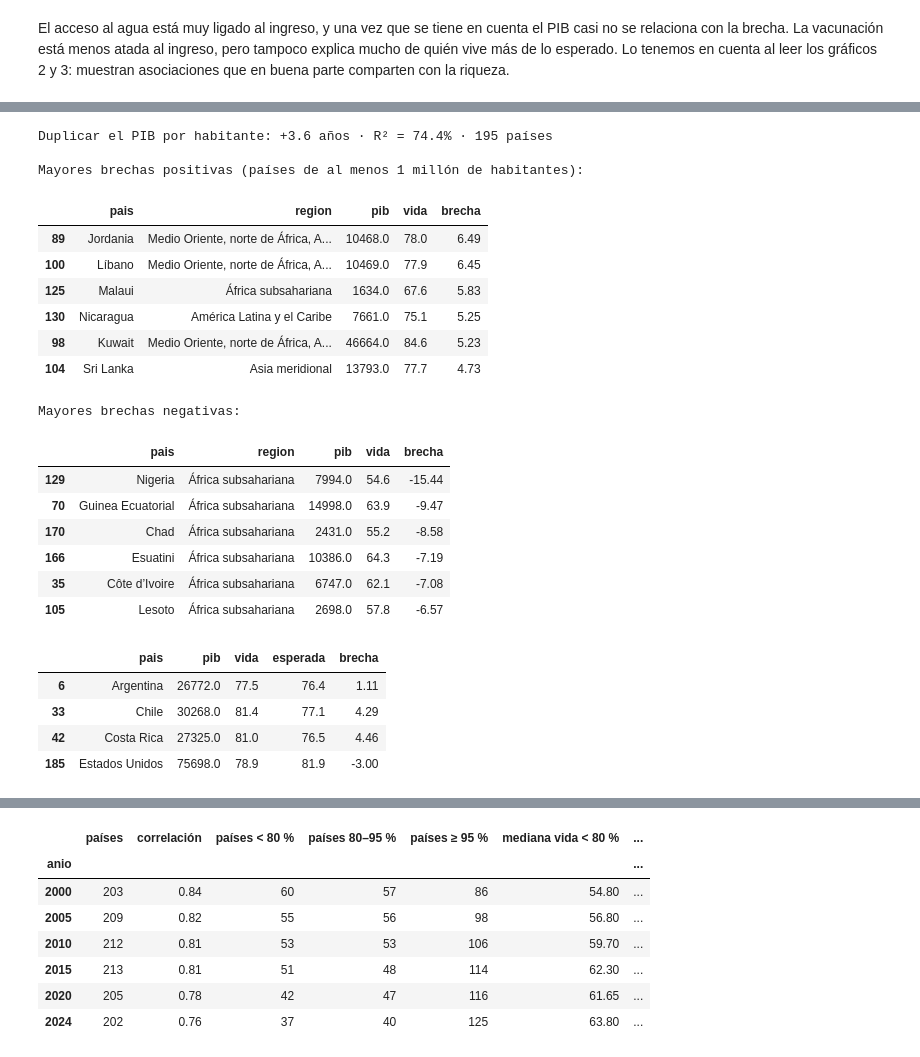
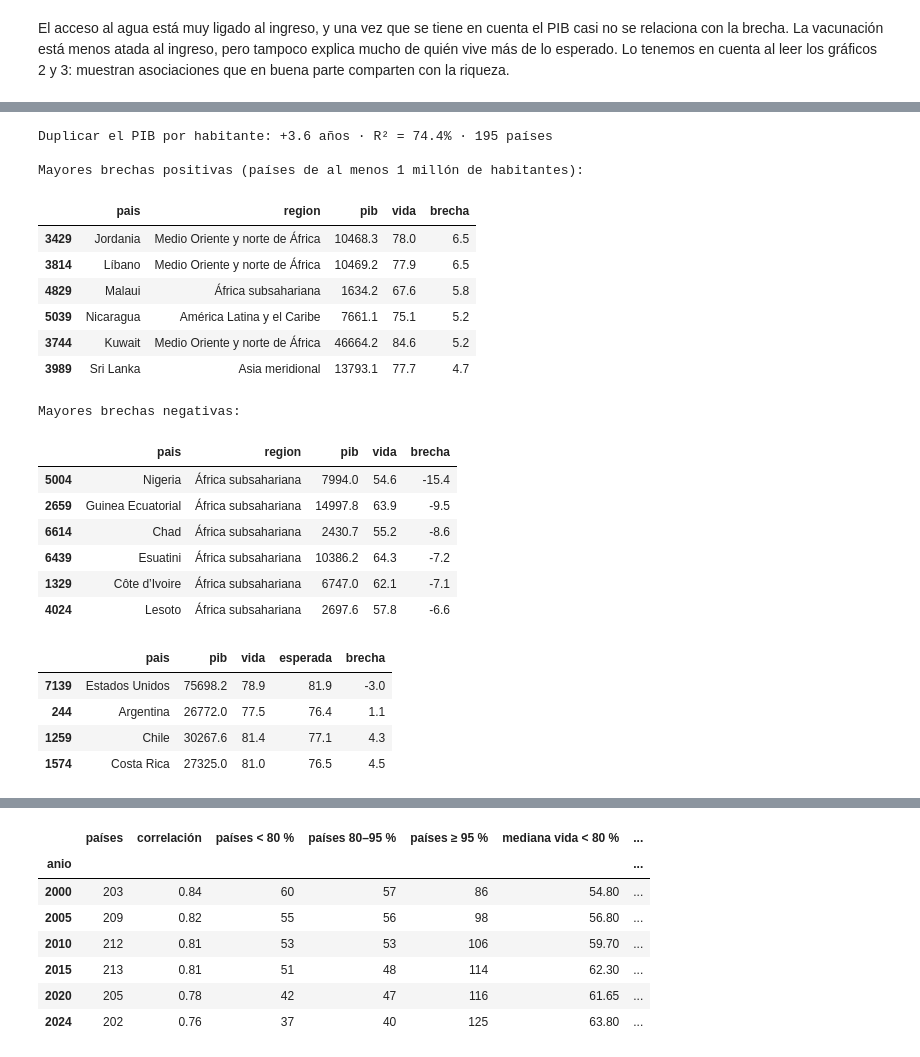
Before and after one commit to za0sec/infovis, a Jupyter notebook: TPFinal/vivir_mas_sin_ser_mas_rico.ipynb, the cells around one changed output, grey strips where cells are left out. Drawn from its saved outputs; the diff is of its cells as text; code cells hidden in the pictures.

```diff
--- a/TPFinal/vivir_mas_sin_ser_mas_rico.ipynb
+++ b/TPFinal/vivir_mas_sin_ser_mas_rico.ipynb
@@ -453,17 +561,10 @@ El gráfico 1 compara la esperanza de vida de 2024 con la que «corresponde» al
 # %%
-ANIO_MODELO = 2024
-corte = (panel[panel["anio"] == ANIO_MODELO].dropna(subset=["vida", "pib"])
-         .assign(vida=lambda d: d["vida"].round(2), pib=lambda d: d["pib"].round(0)).copy())
+corte = panel[panel["anio"] == 2024].dropna(subset=["vida", "pib"]).copy()
 b, a = np.polyfit(np.log(corte["pib"]), corte["vida"], 1)
 corte["esperada"] = a + b * np.log(corte["pib"])
 corte["brecha"] = corte["vida"] - corte["esperada"]
 r2 = 1 - corte["brecha"].var() / corte["vida"].var()
-print(f"{len(corte)} países · a = {a:.3f} · b = {b:.4f} · R² = {r2:.4f}")
+print(f"{len(corte)} países · a = {a:.2f} · b = {b:.2f} · R² = {r2:.3f}")
 print(f"Duplicar el PIB por habitante se asocia con {b * np.log(2):.1f} años más de esperanza de vida")
-
-paises_2024 = (corte[["iso3", "pais", "region", "ingreso", "poblacion", "pib", "vida", "esperada", "brecha"]]
-               .round({"pib": 0, "vida": 1, "esperada": 1, "brecha": 2})
-               .astype({"poblacion": "int64"}).reset_index(drop=True))
-modelo = {"a": round(float(a), 4), "b": round(float(b), 4), "r2": round(float(r2), 4)}
-paises_2024.sort_values("brecha").iloc[[0, 1, 2, -3, -2, -1]]
+corte.sort_values("brecha")[["pais", "region", "pib", "vida", "esperada", "brecha"]].round(1).iloc[[0, 1, 2, -3, -2, -1]]
 # %% [output]
@@ -1187,0 +605,22 @@ mostrar(grafico_1, "1_ingreso_y_esperanza_de_vida.html", "Gráfico 1: PIB por ha
+# %%
+CLASES = ["4 años o más por encima", "1,5 a 4 por encima", "Cerca de lo esperado", "1,5 a 4 por debajo", "4 años o más por debajo"]
+COLORES_BRECHA = ["#194b87", "#397ba7", "#c9b24f", "#d0784f", "#9a2935"]
+
+def clase(brecha):
+    if brecha >= 4: return CLASES[0]
+    if brecha >= 1.5: return CLASES[1]
+    if brecha > -1.5: return CLASES[2]
+    if brecha > -4: return CLASES[3]
+    return CLASES[4]
+
+g1 = corte[["iso3", "pais", "region", "poblacion", "pib", "vida", "esperada", "brecha"]].copy()
+g1["clase"] = g1["brecha"].map(clase)
+g1["poblacion_millones"] = g1["poblacion"] / 1e6
+g1 = g1.sort_values("poblacion", ascending=False)      # los círculos grandes abajo, los chicos arriba
+
+curva = pd.DataFrame({"pib": np.exp(np.linspace(np.log(700), np.log(150_000), 120))})
+curva["vida"] = a + b * np.log(curva["pib"])
+
+# Países que se rotulan siempre, a la derecha o a la izquierda del círculo
+ROTULOS_DER = ["Japón", "Costa Rica", "Estados Unidos", "Nigeria", "Rusia", "India", "Sudáfrica", "Argentina", "Guinea Ecuatorial"]
+ROTULOS_IZQ = ["Chile", "Sri Lanka"]
@@ -1188,33 +683,33 @@ mostrar(grafico_1, "1_ingreso_y_esperanza_de_vida.html", "Gráfico 1: PIB por ha
 # %%
-print(f"Duplicar el PIB por habitante: +{modelo['b'] * np.log(2):.1f} años · R² = {modelo['r2']:.1%} · {len(paises_2024)} países")
-grandes = paises_2024[paises_2024["poblacion"] >= 1_000_000]
+print(f"Duplicar el PIB por habitante: +{b * np.log(2):.1f} años · R² = {r2:.1%} · {len(g1)} países")
+grandes = g1[g1["poblacion"] >= 1_000_000]
 print("\nMayores brechas positivas (países de al menos 1 millón de habitantes):")
-display(grandes.nlargest(6, "brecha")[["pais", "region", "pib", "vida", "brecha"]])
+display(grandes.nlargest(6, "brecha")[["pais", "region", "pib", "vida", "brecha"]].round(1))
 print("Mayores brechas negativas:")
-display(grandes.nsmallest(6, "brecha")[["pais", "region", "pib", "vida", "brecha"]])
-paises_2024[paises_2024["iso3"].isin(["USA", "CRI", "ARG", "CHL"])][["pais", "pib", "vida", "esperada", "brecha"]]
+display(grandes.nsmallest(6, "brecha")[["pais", "region", "pib", "vida", "brecha"]].round(1))
+g1[g1["iso3"].isin(["USA", "CRI", "ARG", "CHL"])][["pais", "pib", "vida", "esperada", "brecha"]].round(1)
 # %% [output]
 Duplicar el PIB por habitante: +3.6 años · R² = 74.4% · 195 países
 
 Mayores brechas positivas (países de al menos 1 millón de habitantes):
 |  | pais | region | pib | vida | brecha |
-| 89 | Jordania | Medio Oriente, norte de África, A... | 10468.0 | 78.0 | 6.49 |
-| 100 | Líbano | Medio Oriente, norte de África, A... | 10469.0 | 77.9 | 6.45 |
-| 125 | Malaui | África subsahariana | 1634.0 | 67.6 | 5.83 |
-| 130 | Nicaragua | América Latina y el Caribe | 7661.0 | 75.1 | 5.25 |
-| 98 | Kuwait | Medio Oriente, norte de África, A... | 46664.0 | 84.6 | 5.23 |
-| 104 | Sri Lanka | Asia meridional | 13793.0 | 77.7 | 4.73 |
+| 3429 | Jordania | Medio Oriente y norte de África | 10468.3 | 78.0 | 6.5 |
+| 3814 | Líbano | Medio Oriente y norte de África | 10469.2 | 77.9 | 6.5 |
+| 4829 | Malaui | África subsahariana | 1634.2 | 67.6 | 5.8 |
+| 5039 | Nicaragua | América Latina y el Caribe | 7661.1 | 75.1 | 5.2 |
+| 3744 | Kuwait | Medio Oriente y norte de África | 46664.2 | 84.6 | 5.2 |
+| 3989 | Sri Lanka | Asia meridional | 13793.1 | 77.7 | 4.7 |
 Mayores brechas negativas:
 |  | pais | region | pib | vida | brecha |
-| 129 | Nigeria | África subsahariana | 7994.0 | 54.6 | -15.44 |
-| 70 | Guinea Ecuatorial | África subsahariana | 14998.0 | 63.9 | -9.47 |
-| 170 | Chad | África subsahariana | 2431.0 | 55.2 | -8.58 |
-| 166 | Esuatini | África subsahariana | 10386.0 | 64.3 | -7.19 |
-| 35 | Côte d’Ivoire | África subsahariana | 6747.0 | 62.1 | -7.08 |
-| 105 | Lesoto | África subsahariana | 2698.0 | 57.8 | -6.57 |
+| 5004 | Nigeria | África subsahariana | 7994.0 | 54.6 | -15.4 |
+| 2659 | Guinea Ecuatorial | África subsahariana | 14997.8 | 63.9 | -9.5 |
+| 6614 | Chad | África subsahariana | 2430.7 | 55.2 | -8.6 |
+| 6439 | Esuatini | África subsahariana | 10386.2 | 64.3 | -7.2 |
+| 1329 | Côte d’Ivoire | África subsahariana | 6747.0 | 62.1 | -7.1 |
+| 4024 | Lesoto | África subsahariana | 2697.6 | 57.8 | -6.6 |
 |  | pais | pib | vida | esperada | brecha |
-| 6 | Argentina | 26772.0 | 77.5 | 76.4 | 1.11 |
-| 33 | Chile | 30268.0 | 81.4 | 77.1 | 4.29 |
-| 42 | Costa Rica | 27325.0 | 81.0 | 76.5 | 4.46 |
-| 185 | Estados Unidos | 75698.0 | 78.9 | 81.9 | -3.00 |
+| 7139 | Estados Unidos | 75698.2 | 78.9 | 81.9 | -3.0 |
+| 244 | Argentina | 26772.0 | 77.5 | 76.4 | 1.1 |
+| 1259 | Chile | 30267.6 | 81.4 | 77.1 | 4.3 |
+| 1574 | Costa Rica | 27325.0 | 81.0 | 76.5 | 4.5 |
 # %% [markdown]
```
Also changed, not shown: parts of 75 cells of this notebook.
